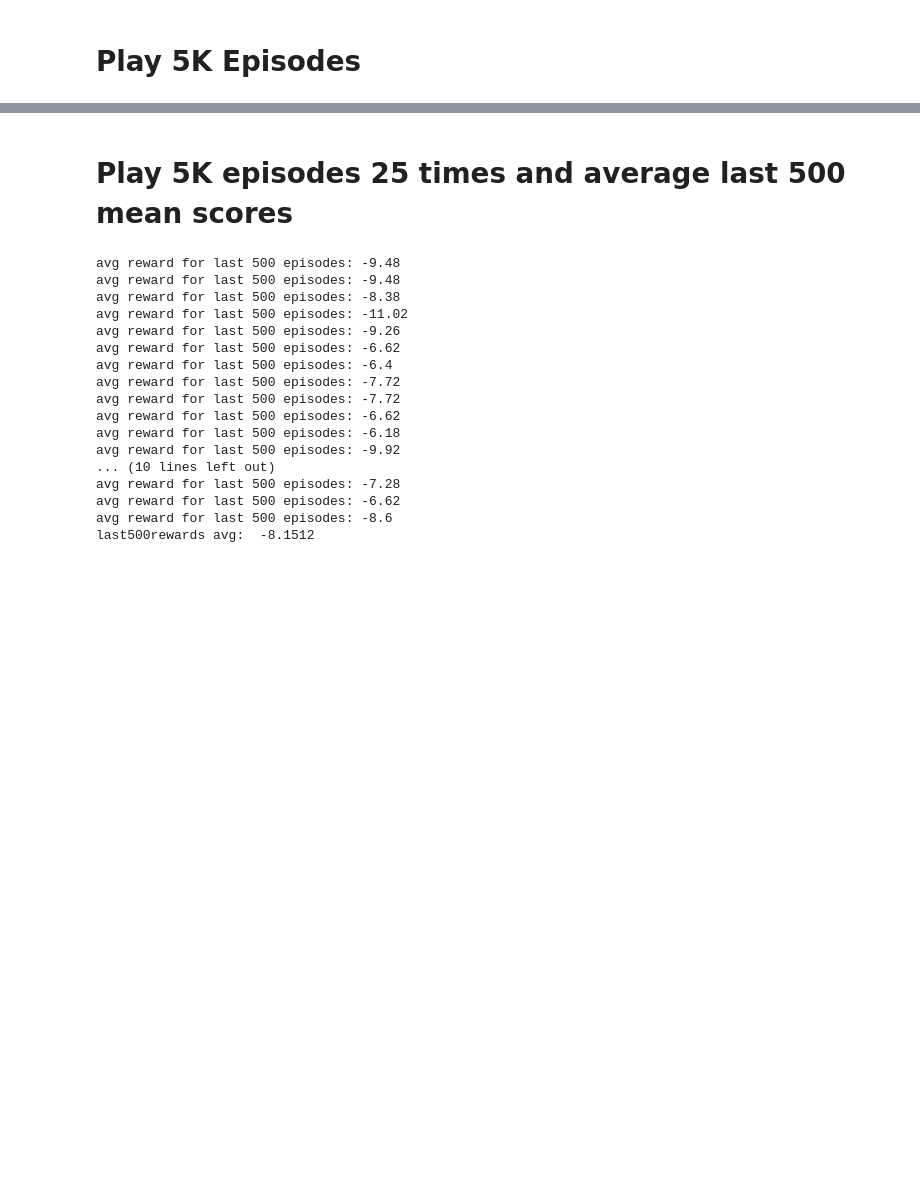
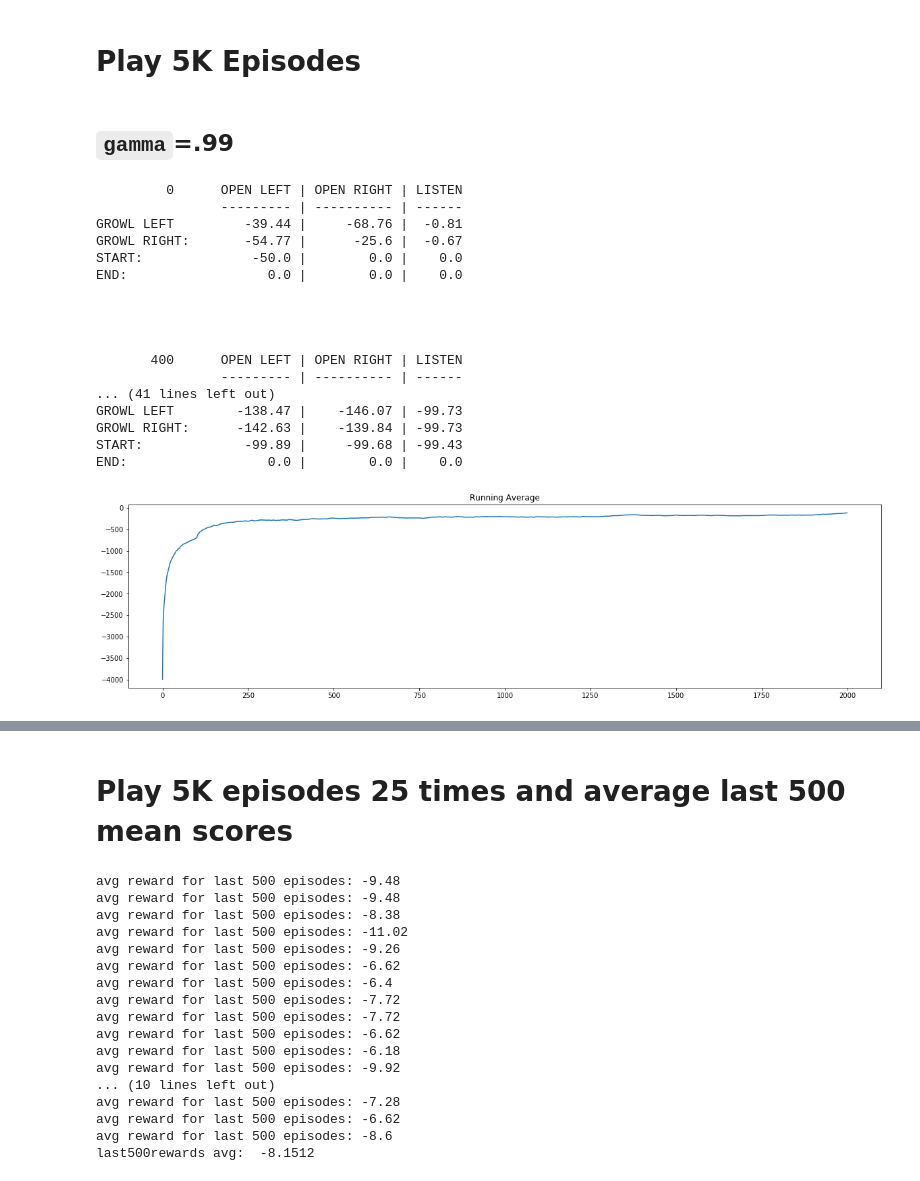
Before and after one commit to jackblandin/research, a Jupyter notebook: notebooks/tiger_env/qlearner.ipynb, the cells around one changed output, grey strips where cells are left out. Cells and saved outputs as stored; diff of their text form; code cells hidden in the pictures; blank space fills up the shorter version.

```diff
--- a/notebooks/tiger_env/qlearner.ipynb
+++ b/notebooks/tiger_env/qlearner.ipynb
@@ -112,3 +125,54 @@ START:               -0.1 |       -0.1 |   -0.0
 END:                  0.0 |        0.0 |    0.0
 # %% [markdown]
 # Play 5K Episodes
+# %% [markdown]
+## `gamma`=.99
+# %%
+import gym
+import gym_tiger
+import matplotlib.pyplot as plt
+from rlpomdp.utils import play_one, plot_running_avg
+from rlpomdp.models.tiger_env import QLearner
+
+env = gym.make('Tiger-v0')
+env.__init__(reward_tiger=-100, reward_gold=10, reward_listen=-1)
+model = QLearner(env, initial_alpha=.5, gamma=.99, alpha_decay=.4)
+eps = 1
+n = 0
+ot = env.reset()
+
+N = 2000
+totalrewards = np.empty(N)
+for n in range(N):
+    if n >= N - 50:
+        eps = 0
+    else:
+        eps = 1.0/np.sqrt(n+1)
+    totalreward = play_one(env, model, eps)
+    totalrewards[n] = totalreward
+    if n % (N/5) == 0:
+            print_model(model, n=n)
+
+print("avg reward for last 500 episodes:", totalrewards[-50:].mean())
+
+print_model(model, n=n)
+plot_running_avg(totalrewards)
+# %% [output]
+         0      OPEN LEFT | OPEN RIGHT | LISTEN
+                --------- | ---------- | ------
+GROWL LEFT         -39.44 |     -68.76 |  -0.81
+GROWL RIGHT:       -54.77 |      -25.6 |  -0.67
+START:              -50.0 |        0.0 |    0.0
+END:                  0.0 |        0.0 |    0.0
+
+
+
+
+       400      OPEN LEFT | OPEN RIGHT | LISTEN
+                --------- | ---------- | ------
+... (41 lines left out)
+GROWL LEFT        -138.47 |    -146.07 | -99.73
+GROWL RIGHT:      -142.63 |    -139.84 | -99.73
+START:             -99.89 |     -99.68 | -99.43
+END:                  0.0 |        0.0 |    0.0
+[figure, added]
```
Also changed, not shown: parts of 7 cells of this notebook, 17 other files.
